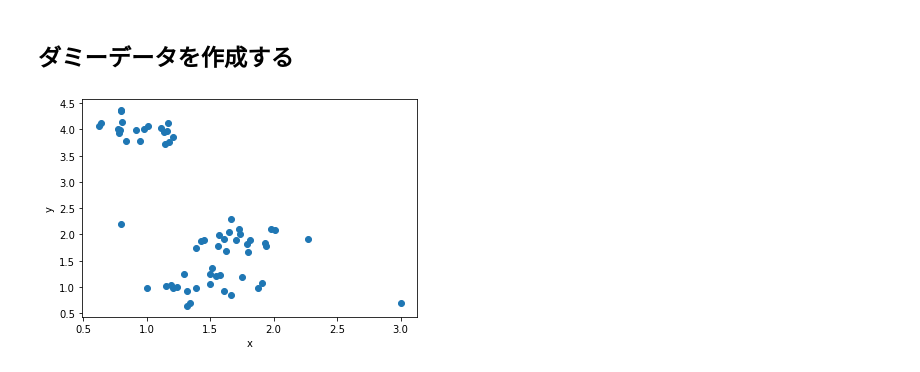
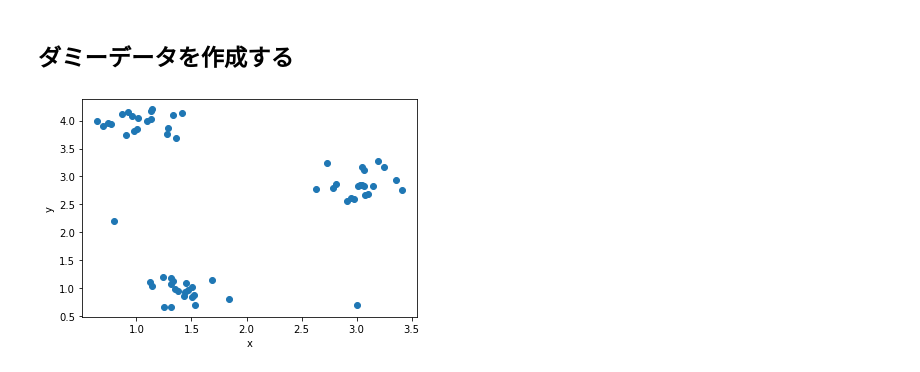
Before and after one commit to Go-to-Ray/Youtube_AI, a Jupyter notebook: k-means/k-means-fullscratch.ipynb, the cells around one changed output. Drawn from its saved outputs; the diff is of its cells as text; code cells hidden in the pictures.

```diff
--- a/k-means/k-means-fullscratch.ipynb
+++ b/k-means/k-means-fullscratch.ipynb
@@ -19,34 +19,34 @@ n_data0 = 20             #1.データの数
 n_data1 = 20
 n_data2 = 20
 
 mean0 = [1, 4]          #2.データ０における平均値（ｘ、ｙ）
-mean1 = [1.8, 2]
+mean1 = [3.0, 2.8]
 mean2 = [1.4, 1]
 noise = [[0.8, 2.2],
          [3.0, 0.7]]
 
 
 cov0  = [[0.04, 0.0],
          [0.0, 0.04]]    #3.データ０における共分散行列
 cov1  = [[0.04, 0.0],
          [0.0, 0.04]]
 cov2  = [[0.04, 0.0],
          [0.0, 0.04]]
 
 
 #二次元正規分布を生成する（0~3の値によって変動する）
 X0 = np.random.multivariate_normal(mean0, cov0, n_data0)
 X1 = np.random.multivariate_normal(mean1, cov1, n_data1)
 X2 = np.random.multivariate_normal(mean2, cov2, n_data2)
 
 #それぞれのデータの結合
 X = np.concatenate((X0, X1, X2, noise))
 
 plt.scatter(X[:,0],X[:,1],)
 plt.xlabel('x')
 plt.ylabel('y')
 plt.show()
 # %% [output]
-[figure, old version]
+[figure, new version]
 # %%
 class kmeans():
```
Also changed, not shown: parts of 7 cells of this notebook, 6 other files.
